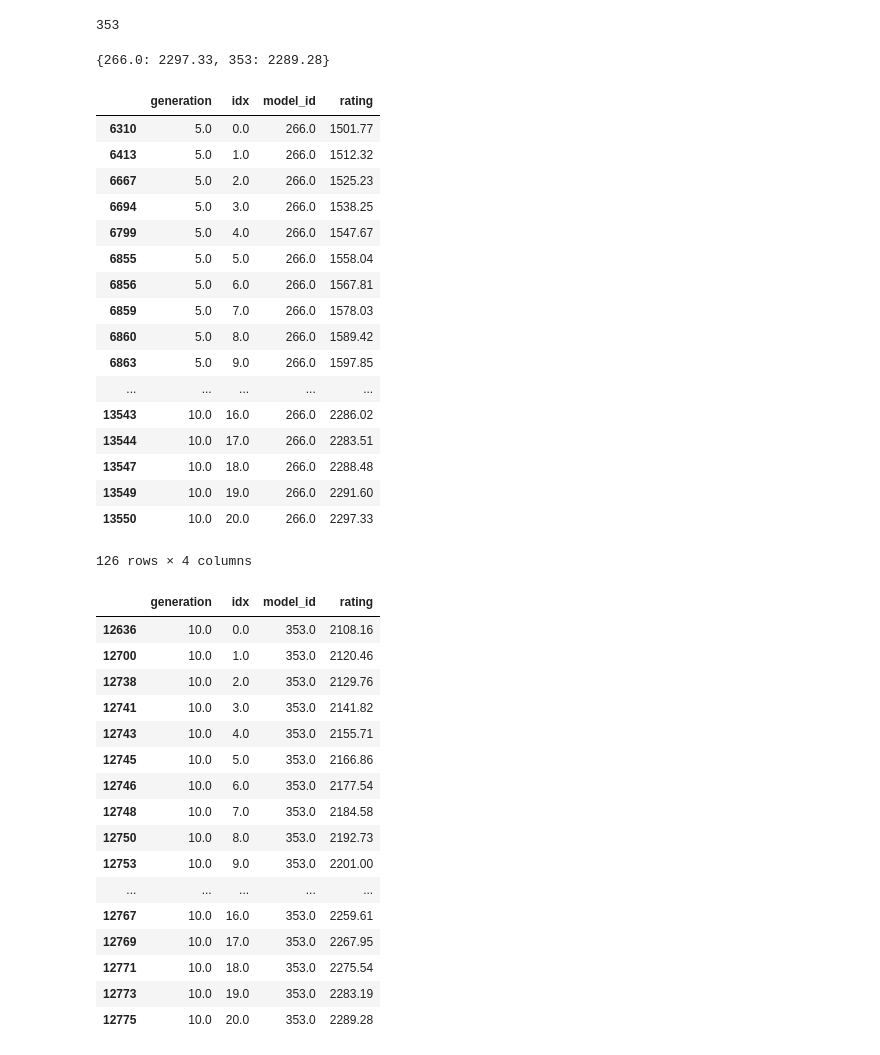
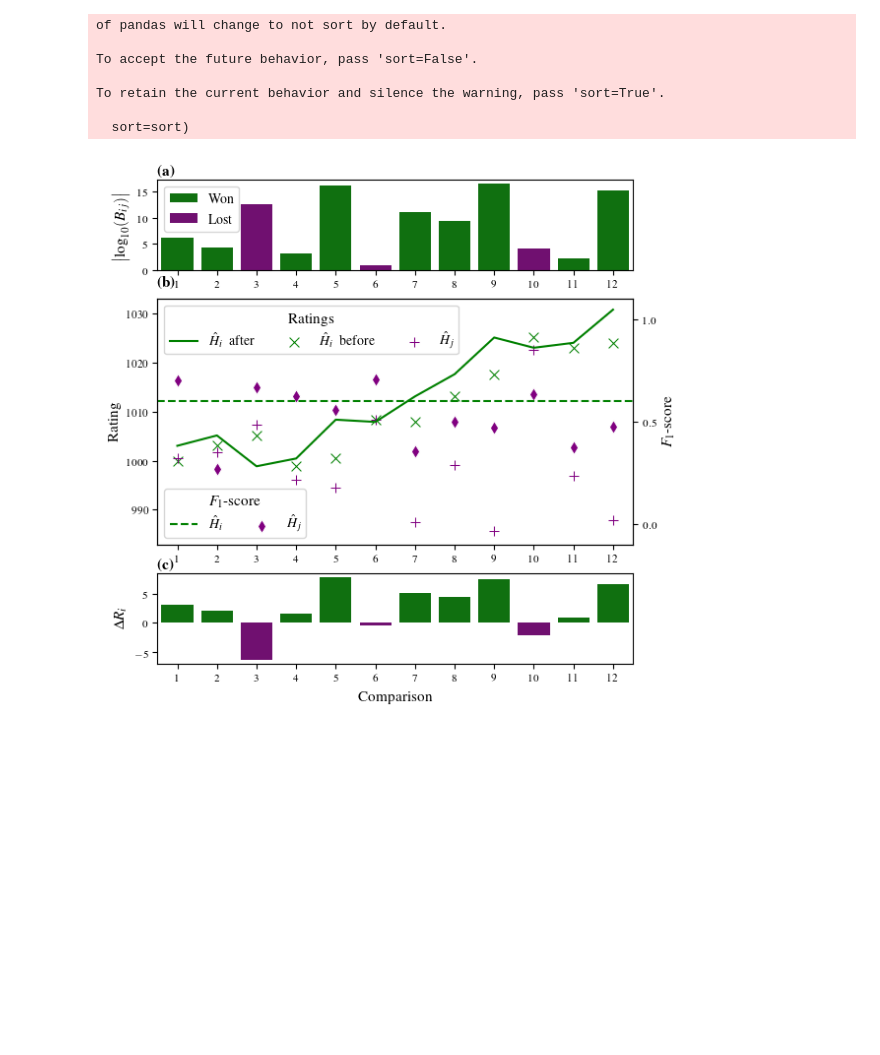
Before and after one commit to flynnbr11/schrodingers_catwalk, a Jupyter notebook: figure_development/gen_alg_model.ipynb, the cells around one changed output. Saved outputs shown, nothing was run; the diff lists cells and outputs as text; code cells hidden in the pictures; blank space fills up the shorter version.

```diff
--- a/figure_development/gen_alg_model.ipynb
+++ b/figure_development/gen_alg_model.ipynb
@@ -21,12 +21,12 @@ import qmla
 %matplotlib inline
 # %%
 run_path = "Dec_10/14_40"
-run_path = "Dec_11/20_26"
+# run_path = "Dec_11/20_26"
 
 results = qmla.load_results(
     results_folder = "/home/bf16951/bc_results/",
     results_time = run_path,
-    instance_id=6,
+    instance_id=1,
 )
 q = results['qmla_instance']
 es = results['exploration_strategy']
@@ -319,53 +279,21 @@ ga.elite_models[
-# %%
-q.true_model_id
-# %% [output]
-353
-# %%
-es.ratings_class.get_ratings([q.champion_model_id, q.true_model_id])
-# %% [output]
-{266.0: 2297.33, 353: 2289.28}
-# %%
-es.ratings_class.all_ratings[
-    (es.ratings_class.all_ratings.model_id  == q.champion_model_id)
-]
-# %% [output]
-|  | generation | idx | model_id | rating |
-| 6310 | 5.0 | 0.0 | 266.0 | 1501.77 |
-| 6413 | 5.0 | 1.0 | 266.0 | 1512.32 |
-| 6667 | 5.0 | 2.0 | 266.0 | 1525.23 |
-| 6694 | 5.0 | 3.0 | 266.0 | 1538.25 |
-| 6799 | 5.0 | 4.0 | 266.0 | 1547.67 |
-| 6855 | 5.0 | 5.0 | 266.0 | 1558.04 |
-| 6856 | 5.0 | 6.0 | 266.0 | 1567.81 |
-| 6859 | 5.0 | 7.0 | 266.0 | 1578.03 |
-| 6860 | 5.0 | 8.0 | 266.0 | 1589.42 |
-| 6863 | 5.0 | 9.0 | 266.0 | 1597.85 |
-| ... | ... | ... | ... | ... |
-| 13543 | 10.0 | 16.0 | 266.0 | 2286.02 |
-| 13544 | 10.0 | 17.0 | 266.0 | 2283.51 |
-| 13547 | 10.0 | 18.0 | 266.0 | 2288.48 |
-| 13549 | 10.0 | 19.0 | 266.0 | 2291.60 |
-| 13550 | 10.0 | 20.0 | 266.0 | 2297.33 |
-126 rows × 4 columns
-# %%
-es.ratings_class.all_ratings[
-    (es.ratings_class.all_ratings.model_id == q.true_model_id)
-]
-# %% [output]
-|  | generation | idx | model_id | rating |
-| 12636 | 10.0 | 0.0 | 353.0 | 2108.16 |
-| 12700 | 10.0 | 1.0 | 353.0 | 2120.46 |
-| 12738 | 10.0 | 2.0 | 353.0 | 2129.76 |
-| 12741 | 10.0 | 3.0 | 353.0 | 2141.82 |
-| 12743 | 10.0 | 4.0 | 353.0 | 2155.71 |
-| 12745 | 10.0 | 5.0 | 353.0 | 2166.86 |
-| 12746 | 10.0 | 6.0 | 353.0 | 2177.54 |
-| 12748 | 10.0 | 7.0 | 353.0 | 2184.58 |
-| 12750 | 10.0 | 8.0 | 353.0 | 2192.73 |
-| 12753 | 10.0 | 9.0 | 353.0 | 2201.00 |
-| ... | ... | ... | ... | ... |
-| 12767 | 10.0 | 16.0 | 353.0 | 2259.61 |
-| 12769 | 10.0 | 17.0 | 353.0 | 2267.95 |
-| 12771 | 10.0 | 18.0 | 353.0 | 2275.54 |
-| 12773 | 10.0 | 19.0 | 353.0 | 2283.19 |
-| 12775 | 10.0 | 20.0 | 353.0 | 2289.28 |
+# %%
+save_path = os.path.join(
+    "/home/bf16951/thesis/theoretical_study/figures",
+    "single_generation_ratings_progression.pdf"
+)
+
+
+plot_rating_progress_single_model_static(
+    ratings_df = ratings,
+    target_model_id = 7 # for Dec_10/14_40,
+    save_to_file = save_path
+)
+# %% [output]
+of pandas will change to not sort by default.
+
+To accept the future behavior, pass 'sort=False'.
+
+To retain the current behavior and silence the warning, pass 'sort=True'.
+
+  sort=sort)
+[figure, added]
```
Also changed, not shown: parts of 4 cells of this notebook, 11 other files.
